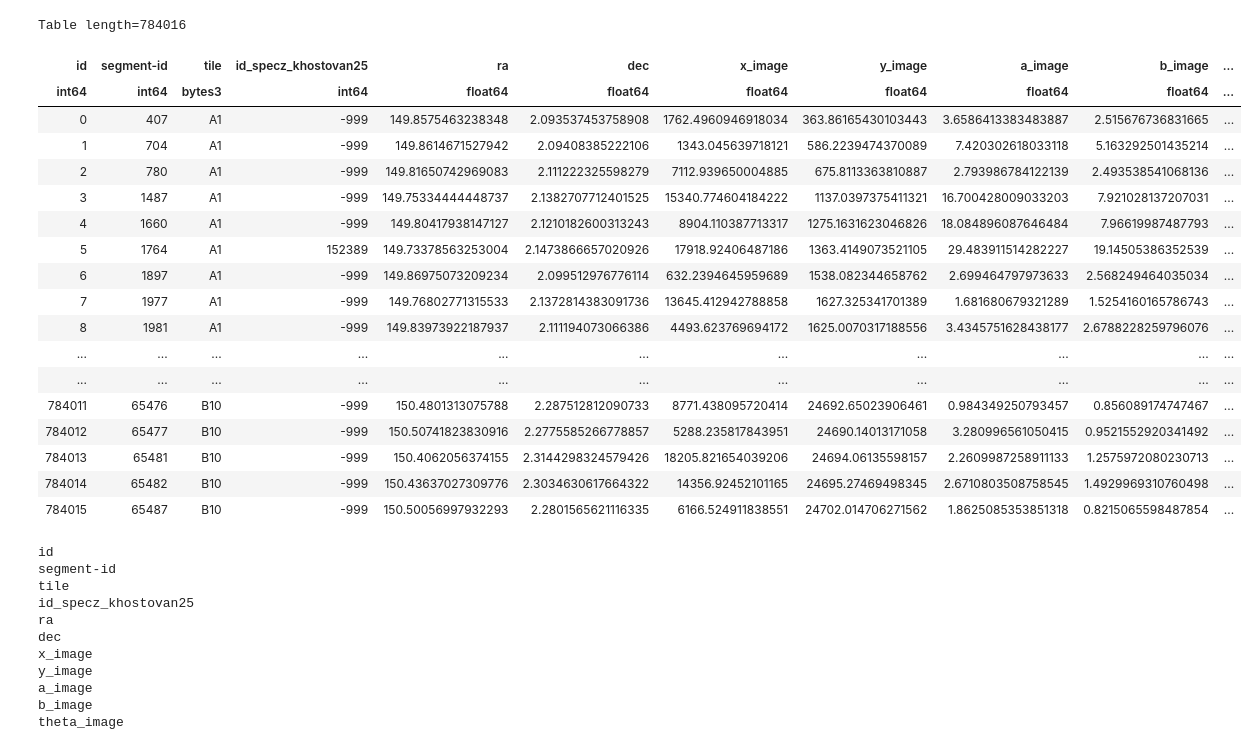
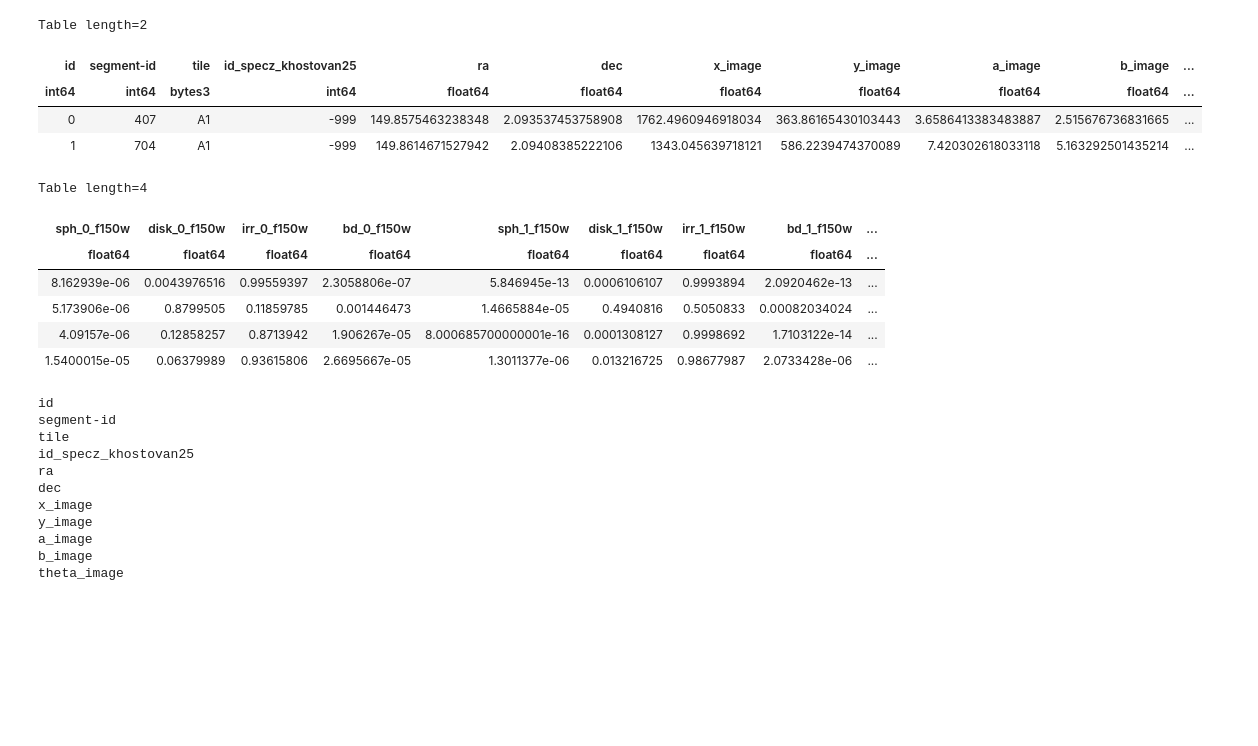
Before and after one commit to 2003cy/ssl_outthere, a Jupyter notebook: images/cosmos_2025/check_dataset.ipynb, the cells around one changed output. Drawn from its saved outputs; the diff is of its cells as text; code cells hidden in the pictures; blank space fills up the shorter version.

```diff
--- a/images/cosmos_2025/check_dataset.ipynb
+++ b/images/cosmos_2025/check_dataset.ipynb
@@ -4,28 +4,25 @@ from astropy.table import Table
 from matplotlib import pyplot as plt
 import numpy as np
 # %%
-master_cat = Table.read('COSMOSWeb_mastercatalog_v1_photom_primary.fits')
+master_cat = Table.read('COSMOSWeb_mastercatalog_v1_photom_primary.fits')[:2]
 master_cat
 # %% [output]
-Table length=784016
+Table length=2
 | id | segment-id | tile | id_specz_khostovan25 | ra | dec | x_image | y_image | a_image | b_image | ... |
 | int64 | int64 | bytes3 | int64 | float64 | float64 | float64 | float64 | float64 | float64 | ... |
 | 0 | 407 | A1 | -999 | 149.8575463238348 | 2.093537453758908 | 1762.4960946918034 | 363.86165430103443 | 3.6586413383483887 | 2.515676736831665 | ... |
 | 1 | 704 | A1 | -999 | 149.8614671527942 | 2.09408385222106 | 1343.045639718121 | 586.2239474370089 | 7.420302618033118 | 5.163292501435214 | ... |
-| 2 | 780 | A1 | -999 | 149.81650742969083 | 2.111222325598279 | 7112.939650004885 | 675.8113363810887 | 2.793986784122139 | 2.493538541068136 | ... |
-| 3 | 1487 | A1 | -999 | 149.75334444448737 | 2.1382707712401525 | 15340.774604184222 | 1137.0397375411321 | 16.700428009033203 | 7.921028137207031 | ... |
-| 4 | 1660 | A1 | -999 | 149.80417938147127 | 2.1210182600313243 | 8904.110387713317 | 1275.1631623046826 | 18.084896087646484 | 7.96619987487793 | ... |
-| 5 | 1764 | A1 | 152389 | 149.73378563253004 | 2.1473866657020926 | 17918.92406487186 | 1363.4149073521105 | 29.483911514282227 | 19.14505386352539 | ... |
-| 6 | 1897 | A1 | -999 | 149.86975073209234 | 2.099512976776114 | 632.2394645959689 | 1538.082344658762 | 2.699464797973633 | 2.568249464035034 | ... |
-| 7 | 1977 | A1 | -999 | 149.76802771315533 | 2.1372814383091736 | 13645.412942788858 | 1627.325341701389 | 1.681680679321289 | 1.5254160165786743 | ... |
-| 8 | 1981 | A1 | -999 | 149.83973922187937 | 2.111194073066386 | 4493.623769694172 | 1625.0070317188556 | 3.4345751628438177 | 2.6788228259796076 | ... |
-| ... | ... | ... | ... | ... | ... | ... | ... | ... | ... | ... |
-| ... | ... | ... | ... | ... | ... | ... | ... | ... | ... | ... |
-| 784011 | 65476 | B10 | -999 | 150.4801313075788 | 2.287512812090733 | 8771.438095720414 | 24692.65023906461 | 0.984349250793457 | 0.856089174747467 | ... |
-| 784012 | 65477 | B10 | -999 | 150.50741823830916 | 2.2775585266778857 | 5288.235817843951 | 24690.14013171058 | 3.280996561050415 | 0.9521552920341492 | ... |
-| 784013 | 65481 | B10 | -999 | 150.4062056374155 | 2.3144298324579426 | 18205.821654039206 | 24694.06135598157 | 2.2609987258911133 | 1.2575972080230713 | ... |
-| 784014 | 65482 | B10 | -999 | 150.43637027309776 | 2.3034630617664322 | 14356.92452101165 | 24695.27469498345 | 2.6710803508758545 | 1.4929969310760498 | ... |
-| 784015 | 65487 | B10 | -999 | 150.50056997932293 | 2.2801565621116335 | 6166.524911838551 | 24702.014706271562 | 1.8625085353851318 | 0.8215065598487854 | ... |
+# %%
+master_cat_morph = Table.read('COSMOSWeb_mastercatalog_v1_ml_morph.fits')[:4]
+master_cat_morph#['morph_flag_f150w']
+# %% [output]
+Table length=4
+| sph_0_f150w | disk_0_f150w | irr_0_f150w | bd_0_f150w | sph_1_f150w | disk_1_f150w | irr_1_f150w | bd_1_f150w | ... |
+| float64 | float64 | float64 | float64 | float64 | float64 | float64 | float64 | ... |
+| 8.162939e-06 | 0.0043976516 | 0.99559397 | 2.3058806e-07 | 5.846945e-13 | 0.0006106107 | 0.9993894 | 2.0920462e-13 | ... |
+| 5.173906e-06 | 0.8799505 | 0.11859785 | 0.001446473 | 1.4665884e-05 | 0.4940816 | 0.5050833 | 0.00082034024 | ... |
+| 4.09157e-06 | 0.12858257 | 0.8713942 | 1.906267e-05 | 8.000685700000001e-16 | 0.0001308127 | 0.9998692 | 1.7103122e-14 | ... |
+| 1.5400015e-05 | 0.06379989 | 0.93615806 | 2.6695667e-05 | 1.3011377e-06 | 0.013216725 | 0.98677987 | 2.0733428e-06 | ... |
 # %%
 for column_names in master_cat.columns:
     print(column_names)
```
Also changed, not shown: parts of 2 cells of this notebook, 14 other files.
